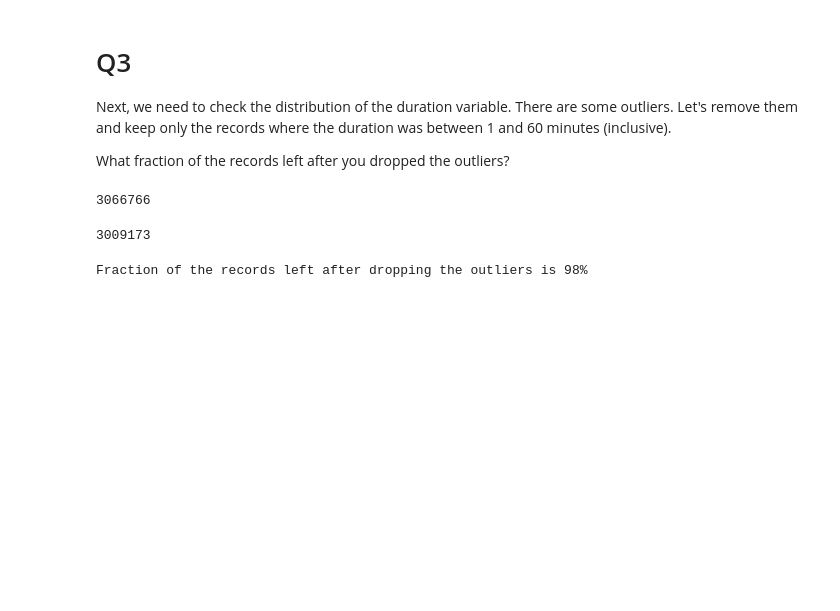
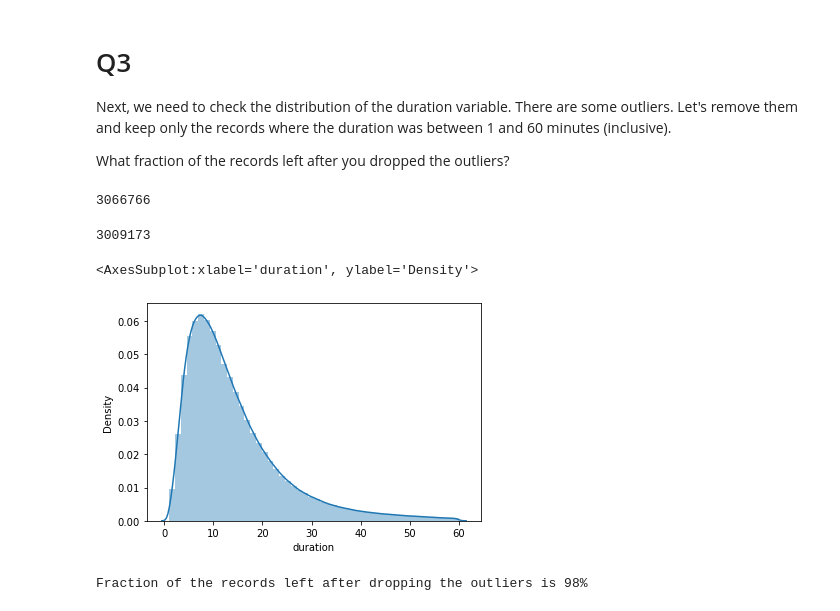
Before and after one commit to galchenm/mlops-zoomcamp-2025, a Jupyter notebook: 01-intro/Homework.ipynb, the cells around one changed output. Cells and saved outputs as stored; diff of their text form; code cells hidden in the pictures; blank space fills up the shorter version.

```diff
--- a/01-intro/Homework.ipynb
+++ b/01-intro/Homework.ipynb
@@ -118,11 +139,16 @@ print(amount_of_data_with_outliers)
 # %% [output]
 3066766
 # %%
-clean_data = jan_data.duration[(1<=jan_data.duration)&(jan_data.duration<=60)]
-amount_of_data_wo_outliers = len(clean_data)
+clean_jan_data = jan_data[(1<=jan_data.duration)&(jan_data.duration<=60)]
+amount_of_data_wo_outliers = len(clean_jan_data)
 print(amount_of_data_wo_outliers)
 # %% [output]
 3009173
+# %%
+sns.distplot(clean_jan_data.duration)
+# %% [output]
+<AxesSubplot:xlabel='duration', ylabel='Density'>
+[figure, added]
 # %%
 print("Fraction of the records left after dropping the outliers is {:.0%}".format(amount_of_data_wo_outliers/amount_of_data_with_outliers))
 # %% [output]
```
Also changed, not shown: parts of 28 cells of this notebook.
